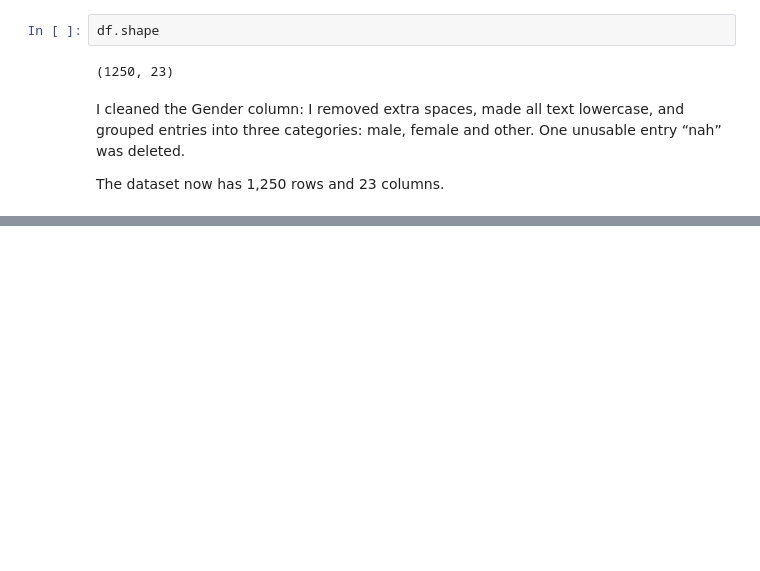
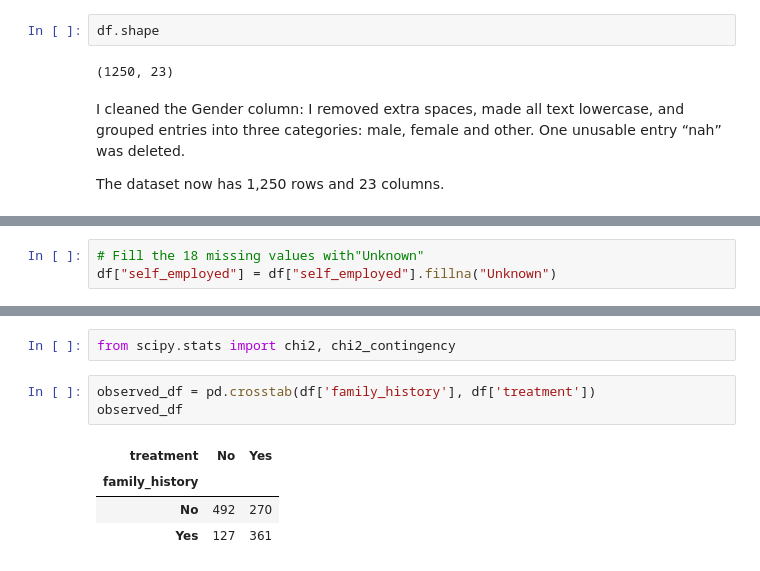
Before and after one commit to Huiyan-Li/CA1_Machine_Learning_Sept_2026, a Jupyter notebook: Huiyan_LI_2026466_Machine_learning_CA1.ipynb, the cells around one changed output, grey strips where cells are left out. Drawn from its saved outputs; the diff is of its cells as text; blank space fills up the shorter version.

```diff
--- a/Huiyan_LI_2026466_Machine_learning_CA1.ipynb
+++ b/Huiyan_LI_2026466_Machine_learning_CA1.ipynb
@@ -456,0 +461,3 @@ The dataset now has 1,250 rows and 23 columns.
+# %%
+# Fill the 18 missing values with"Unknown"
+df["self_employed"] = df["self_employed"].fillna("Unknown")
@@ -456,0 +501,10 @@ The dataset now has 1,250 rows and 23 columns.
+# %%
+from scipy.stats import chi2, chi2_contingency
+# %%
+observed_df = pd.crosstab(df['family_history'], df['treatment'])
+observed_df
+# %% [output]
+| treatment | No | Yes |
+| family_history |  |  |
+| No | 492 | 270 |
+| Yes | 127 | 361 |
```
Also changed, not shown: parts of 26 cells of this notebook.
